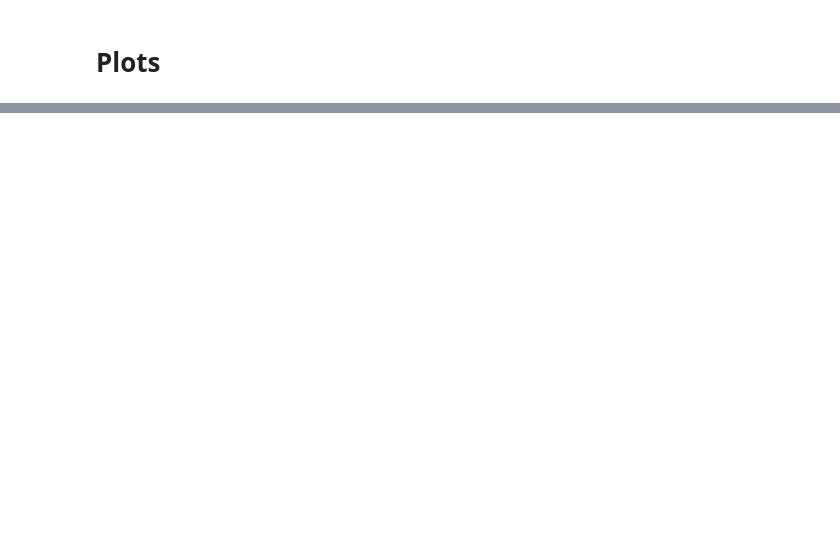
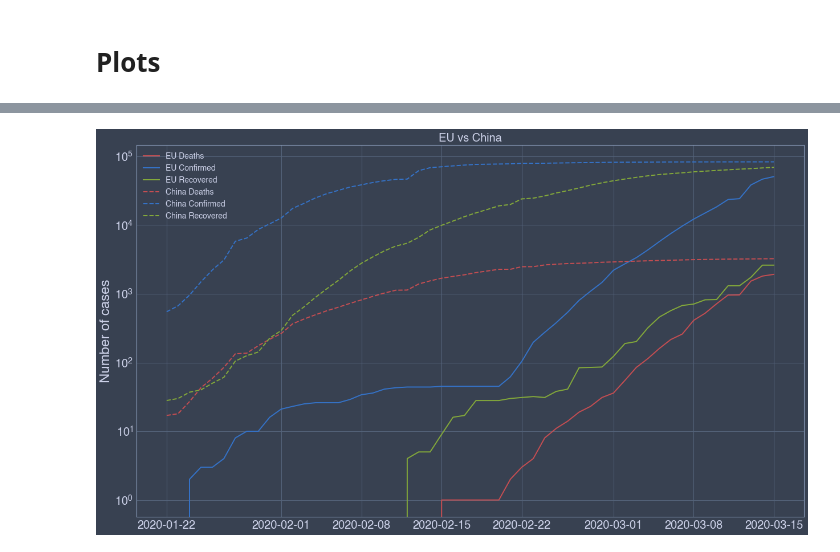
Before and after one commit to alex-rpd/nCoV2019, a Jupyter notebook: nCoV analysis.ipynb, the cells around one changed output, grey strips where cells are left out. Saved outputs shown, nothing was run; the diff lists cells and outputs as text; code cells hidden in the pictures; blank space fills up the shorter version.

```diff
--- a/nCoV analysis.ipynb
+++ b/nCoV analysis.ipynb
@@ -469,0 +696,38 @@ plt.show()
+# %%
+plt.figure(figsize=(21, 12))
+plt.semilogy(foo[foo['Continent'] == 'Europe']['Date'],
+             foo[foo['Continent'] == 'Europe']['Deaths'],
+             '-r', linewidth=2, markersize=10,  label='EU Deaths')
+
+plt.semilogy(foo[foo['Continent'] == 'Europe']['Date'],
+             foo[foo['Continent'] == 'Europe']['Confirmed'],
+             '-b',  linewidth=2, markersize=10, label='EU Confirmed')
+
+plt.semilogy(foo[foo['Continent'] == 'Europe']['Date'],
+             foo[foo['Continent'] == 'Europe']['Recovered'],
+             '-g', linewidth=2, markersize=10, label='EU Recovered')
+
+plt.semilogy(df3[df3['Country/Region'] == 'China'].groupby('Date').sum().reset_index()['Date'],
+             df3[df3['Country/Region'] ==
+                 'China'].groupby('Date').sum().reset_index()['Deaths'],
+             '--r', linewidth=2, markersize=10, label='China Deaths')
+
+plt.semilogy(df3[df3['Country/Region'] == 'China'].groupby('Date').sum().reset_index()['Date'],
+             df3[df3['Country/Region'] ==
+                 'China'].groupby('Date').sum().reset_index()['Confirmed'],
+             '--b', linewidth=2, markersize=10, label='China Confirmed')
+
+plt.semilogy(df3[df3['Country/Region'] == 'China'].groupby('Date').sum().reset_index()['Date'],
+             df3[df3['Country/Region'] ==
+                 'China'].groupby('Date').sum().reset_index()['Recovered'],
+             '--g', linewidth=2, markersize=10, label='China Recovered')
+
+
+plt.ylabel('Number of cases', fontsize=24)
+plt.title('EU vs China', fontsize=20)
+plt.xticks(fontsize=20, rotation=0)
+plt.yticks(fontsize=20)
+plt.legend(frameon=False, fontsize=14)
+plt.show()
+# %% [output]
+[figure, added]
```
Also changed, not shown: parts of 22 cells of this notebook, 5 other files.
